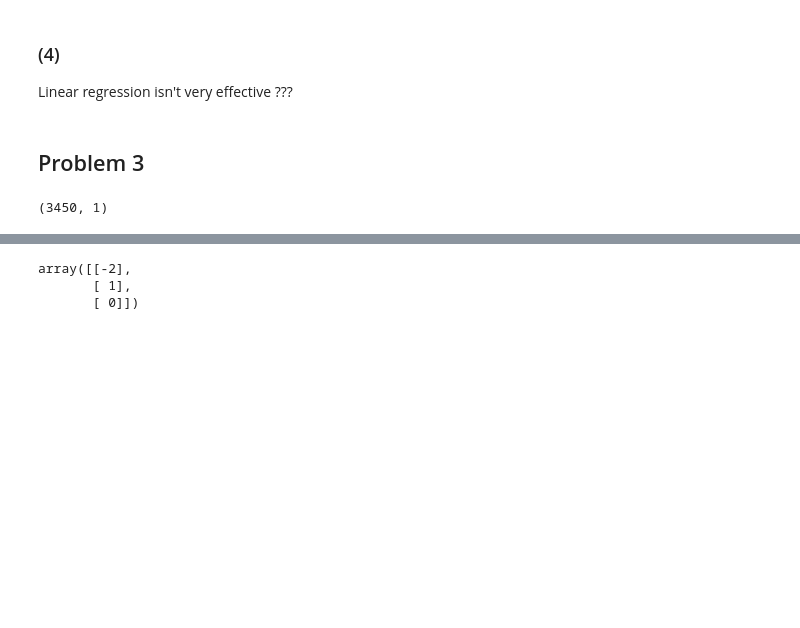
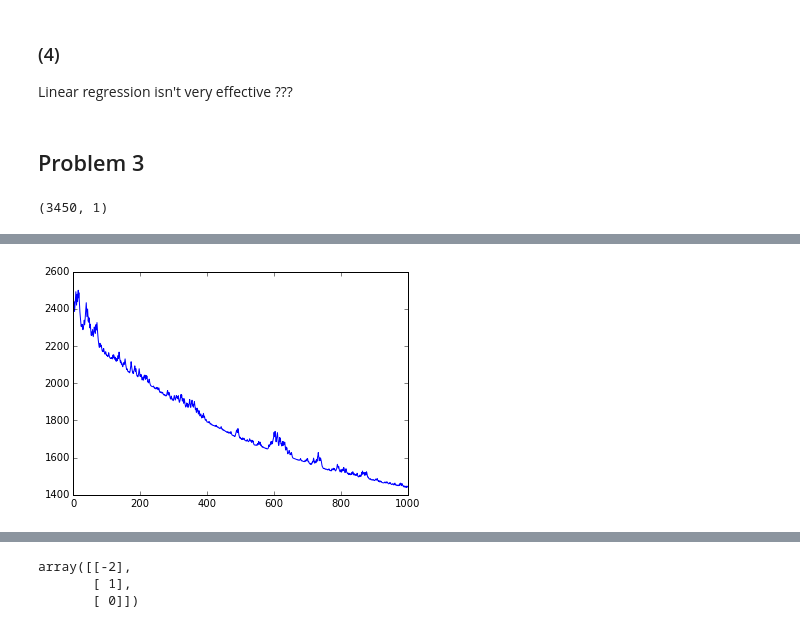
Before and after one commit to akrolsmir/cs189, a Jupyter notebook: hw4/hw4.ipynb, the cells around one changed output, grey strips where cells are left out. Saved outputs shown, nothing was run; the diff lists cells and outputs as text; code cells hidden in the pictures; blank space fills up the shorter version.

```diff
--- a/hw4/hw4.ipynb
+++ b/hw4/hw4.ipynb
@@ -160,0 +200,19 @@ for _ in range(50):
+# %%
+def iterated_stochastic(X, y, l, step, iterations):
+    B = np.zeros((len(X.T), 1)) # B0
+    losses = []
+    for _ in range(iterations):
+        losses.append(loss(B, X, ytrain, l))
+#         print(losses[-1])
+        i = np.random.randint(len(B))
+        gi = step * (2 * l * B[i] - (y[i] - mui(B, X, i))) * X[i]
+        gi = np.reshape(gi, (len(B), -1))
+        B = B - gi
+    plt.plot(losses)
+    plt.show()
+
+# iterated_stochastic(X1, ytrain, 1, 0.05, 100)
+iterated_stochastic(X2, ytrain, 1, 0.0005, 1000)
+# iterated_stochastic(X3, ytrain, 1, 0.05, 100)
+# %% [output]
+[figure, added]
```
Also changed, not shown: parts of 7 cells of this notebook.
